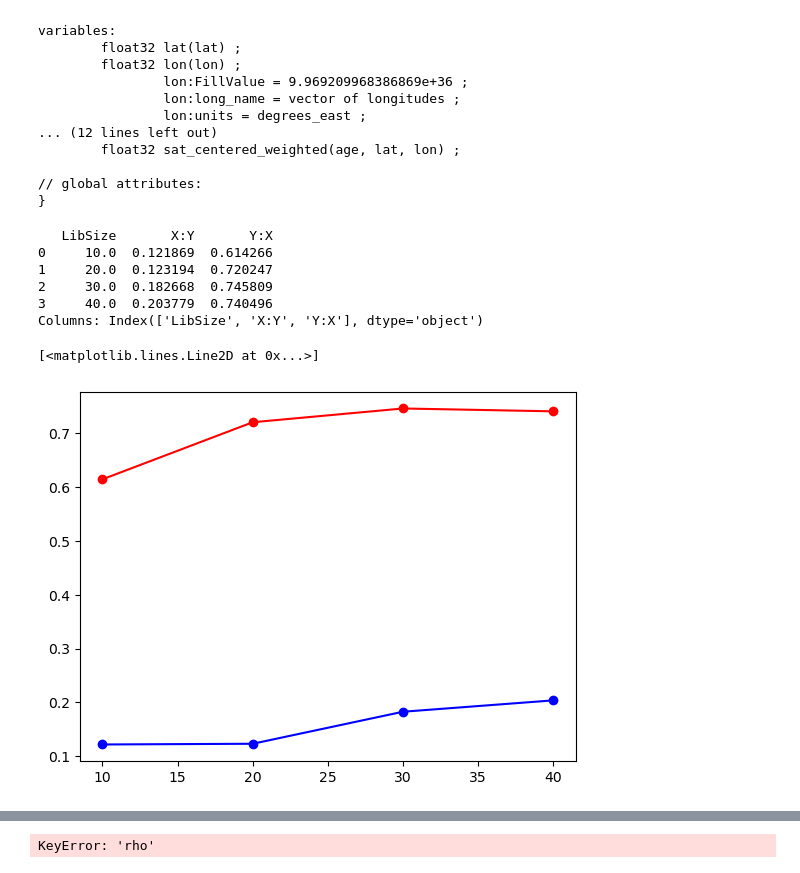
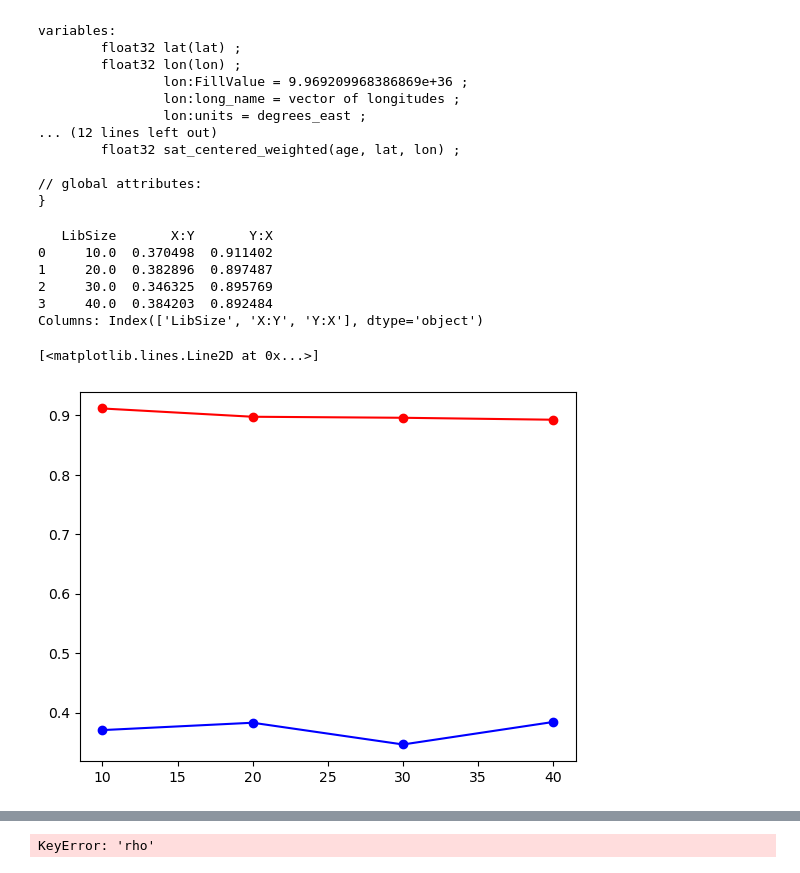
Before and after one commit to Peisong-Zheng/Inso_LGMR, a Jupyter notebook: LGMR_data_processing.ipynb, the cells around one changed output, grey strips where cells are left out. Saved outputs shown, nothing was run; the diff lists cells and outputs as text; code cells hidden in the pictures.

```diff
--- a/LGMR_data_processing.ipynb
+++ b/LGMR_data_processing.ipynb
@@ -113,37 +113,37 @@ df = pd.DataFrame({
 })
 
 # # plot df
 # plt.plot(df['Time'], df['X'], 'b-')
 # plt.plot(df['Time'], df['Y'], 'r-')
 
 
 
 # CCM call
 ccm_out = CCM(
     dataFrame   = df,
-    E           = 2,
-    tau         = 1,
+    E           = 4,
+    tau         = 10,
     columns     = "X",   # predictor
     target      = "Y",   # target
     libSizes    = "10 20 30 40",
     sample      = 10,
     random      = True,
     replacement = False,
     Tp          = 0
 )
 
 print(ccm_out)
 print("Columns:", ccm_out.columns)
 
 # plot the results
 plt.plot(ccm_out['LibSize'], ccm_out['X:Y'], 'bo-')
 plt.plot(ccm_out['LibSize'], ccm_out['Y:X'], 'ro-')
 # %% [output]
    LibSize       X:Y       Y:X
-0     10.0  0.121869  0.614266
-1     20.0  0.123194  0.720247
-2     30.0  0.182668  0.745809
-3     40.0  0.203779  0.740496
+0     10.0  0.370498  0.911402
+1     20.0  0.382896  0.897487
+2     30.0  0.346325  0.895769
+3     40.0  0.384203  0.892484
 Columns: Index(['LibSize', 'X:Y', 'Y:X'], dtype='object')
 [<matplotlib.lines.Line2D at 0x...>]
-[figure, old version]
+[figure, new version]
```
Also changed, not shown: parts of 1 cell of this notebook, 2 other files.
